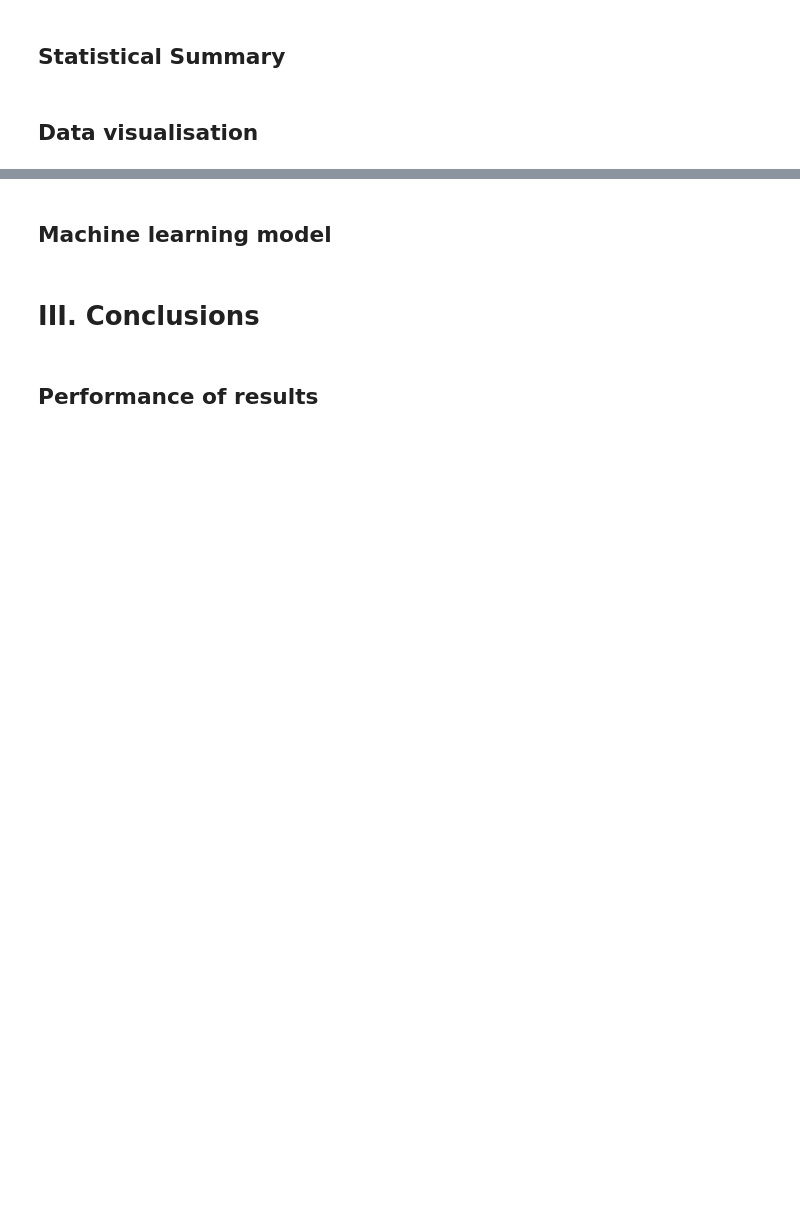
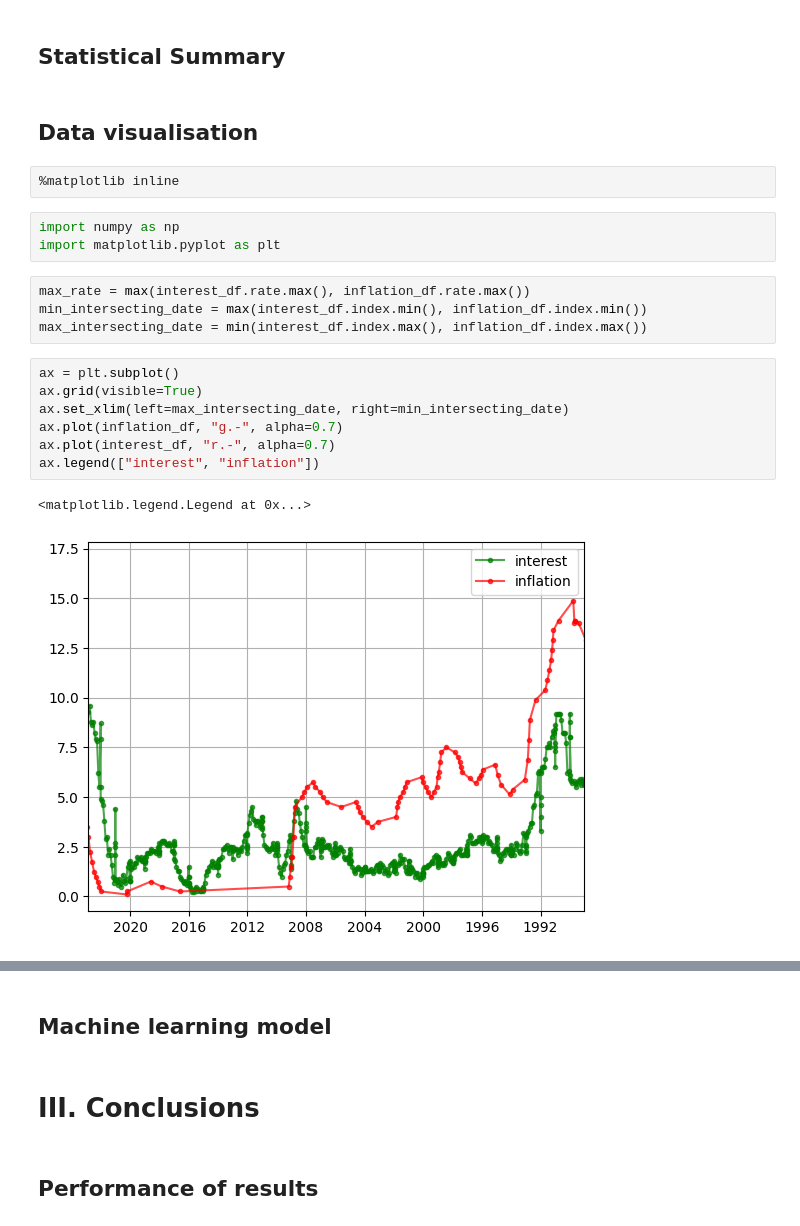
Before and after one commit to hudsonmendes/uolondon-cm3005-dsc, a Jupyter notebook: report.ipynb, the cells around one changed output, grey strips where cells are left out. Drawn from its saved outputs; the diff is of its cells as text; blank space fills up the shorter version.

Commit message:
data visualisation

```diff
--- a/report.ipynb
+++ b/report.ipynb
@@ -174,3 +178,22 @@ interest_df.sample(n=5)
 ## Statistical Summary
 # %% [markdown]
 ## Data visualisation
+# %%
+%matplotlib inline
+# %%
+import numpy as np
+import matplotlib.pyplot as plt
+# %%
+max_rate = max(interest_df.rate.max(), inflation_df.rate.max())
+min_intersecting_date = max(interest_df.index.min(), inflation_df.index.min())
+max_intersecting_date = min(interest_df.index.max(), inflation_df.index.max())
+# %%
+ax = plt.subplot()
+ax.grid(visible=True)
+ax.set_xlim(left=max_intersecting_date, right=min_intersecting_date)
+ax.plot(inflation_df, "g.-", alpha=0.7)
+ax.plot(interest_df, "r.-", alpha=0.7)
+ax.legend(["interest", "inflation"])
+# %% [output]
+<matplotlib.legend.Legend at 0x...>
+[figure, added]
```
Also changed, not shown: parts of 4 cells of this notebook.
